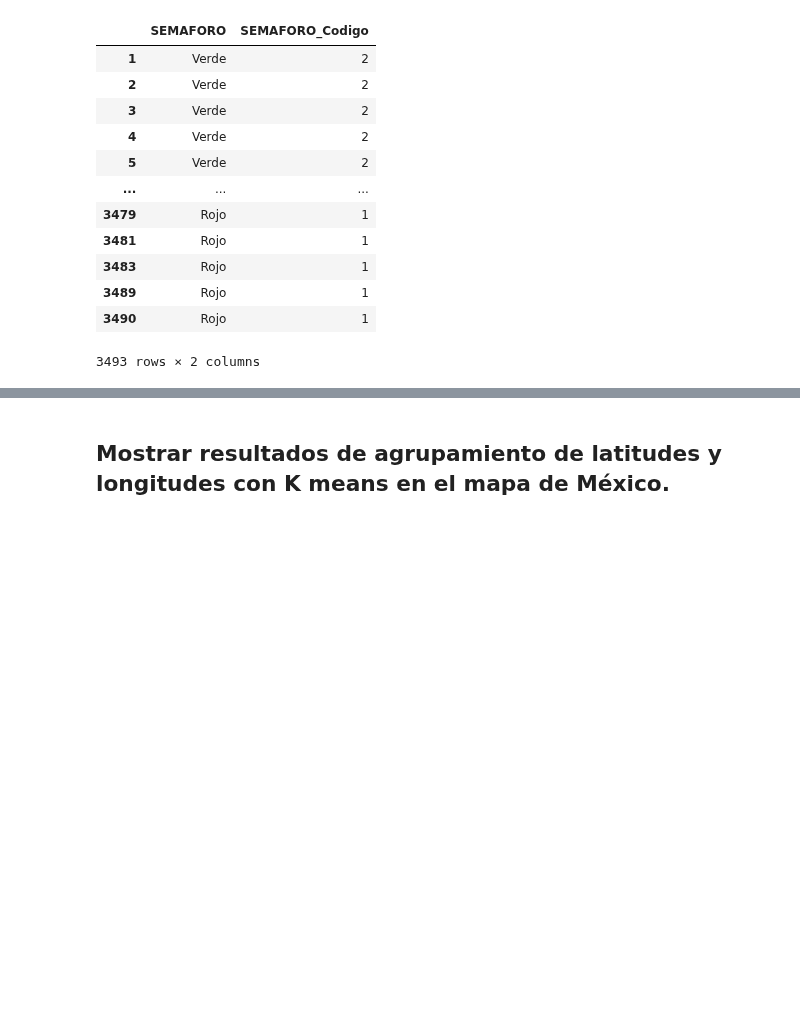
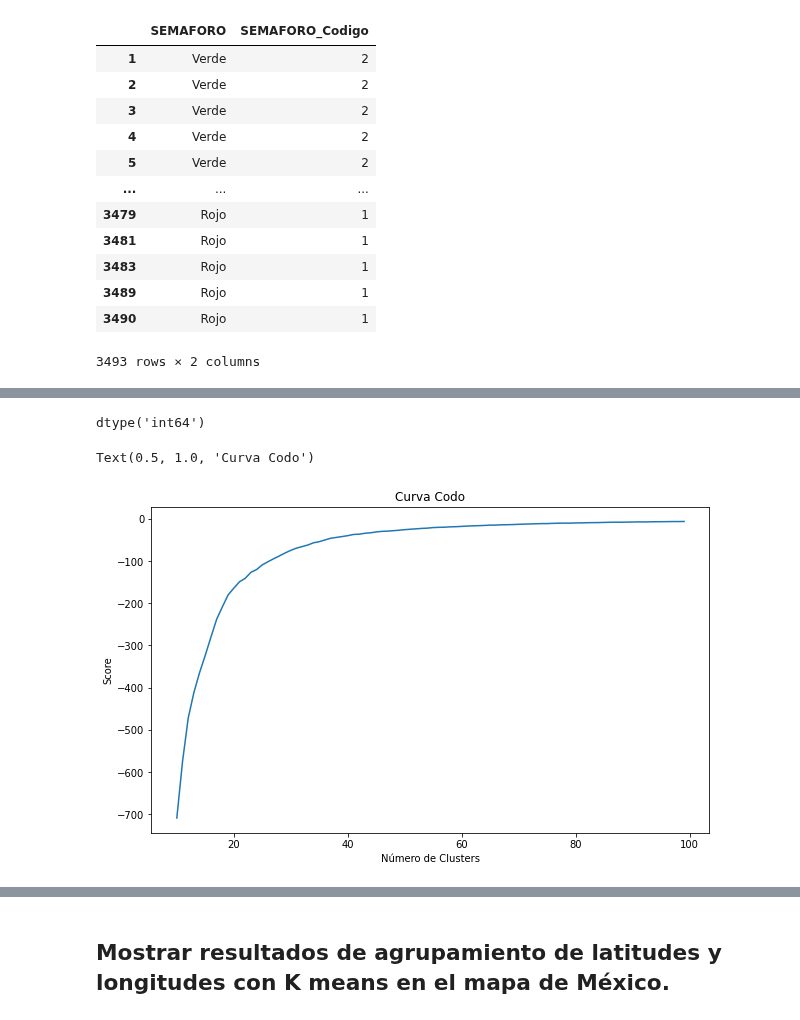
Before and after one commit to PosgradoMNA/actividades-del-projecto-cad_kbcm_jfl, a Jupyter notebook: Reto_entrega_1.ipynb, the cells around one changed output, grey strips where cells are left out. Cells and saved outputs as stored; diff of their text form; code cells hidden in the pictures; blank space fills up the shorter version.

```diff
--- a/Reto_entrega_1.ipynb
+++ b/Reto_entrega_1.ipynb
@@ -861,0 +875,19 @@ dfproc[['SEMAFORO','SEMAFORO_Codigo']]
+# %%
+dfproc['SEMAFORO_Codigo'].dtype
+# %% [output]
+dtype('int64')
+# %%
+numero_de_clusters = range(10,100)
+mi_kmeans = [KMeans(n_clusters=i) for i in numero_de_clusters]
+Y_axis = dfproc[['LATITUD']]
+X_axis = dfproc[['LONGITUD']]
+calulo_kmeans = [mi_kmeans[i].fit(Y_axis).score(Y_axis) for i in range(len(mi_kmeans))]
+# %%
+plt.figure(figsize=(10,6))
+plt.plot(numero_de_clusters, calulo_kmeans)
+plt.xlabel('Número de Clusters')
+plt.ylabel('Score')
+plt.title('Curva Codo')
+# %% [output]
+Text(0.5, 1.0, 'Curva Codo')
+[figure, added]
```
Also changed, not shown: parts of 9 cells of this notebook.
